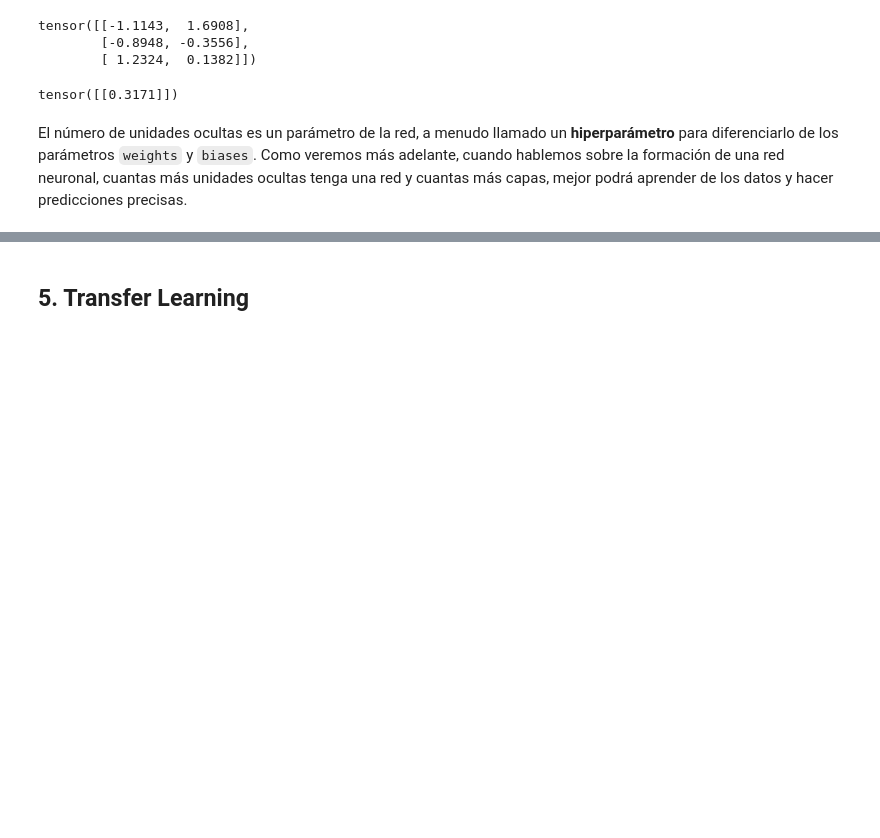
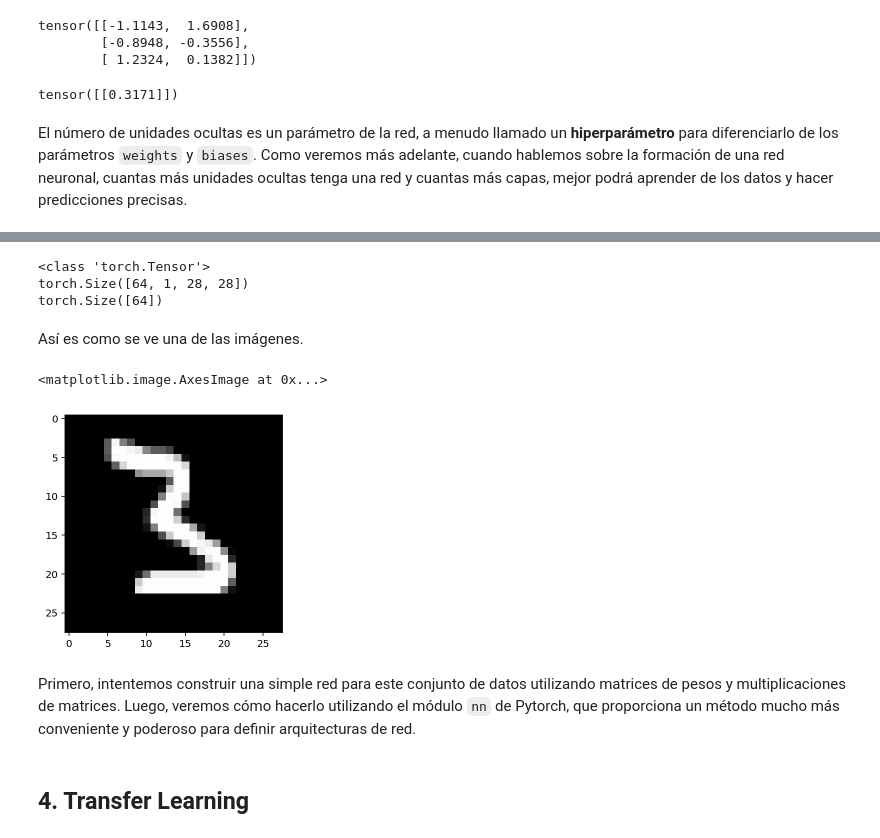
Before and after one commit to mlaricobar/Deep-Learning-Course, a Jupyter notebook: NOT01_Introducción_a_Pytorch.ipynb, the cells around one changed output, grey strips where cells are left out. Saved outputs shown, nothing was run; the diff lists cells and outputs as text; code cells hidden in the pictures; blank space fills up the shorter version.

```diff
--- a/NOT01_Introducción_a_Pytorch.ipynb
+++ b/NOT01_Introducción_a_Pytorch.ipynb
@@ -239,0 +306,14 @@ El número de unidades ocultas es un parámetro de la red, a menudo llamado un *
+# %%
+### Ejecutar esta celda
+
+from torchvision import datasets, transforms
+
+# Definamos una variable transform para normalizar los datos
+
+transform = transforms.Compose([transforms.ToTensor(),
+                               transforms.Normalize((0.5,), (0.5, ))
+                               ])
+
+# Descargar y cargar los datos de entrenamiento
+trainset = datasets.MNIST('~/.pytorch/MNIST_data/', download=True, train=True, transform=transform)
+trainloader = torch.utils.data.DataLoader(trainset, batch_size=64, shuffle=True)
@@ -240,2 +340,22 @@ El número de unidades ocultas es un parámetro de la red, a menudo llamado un *
+# %%
+dataiter = iter(trainloader)
+images, labels = dataiter.next()
+
+print(type(images))
+print(images.shape)
+print(labels.shape)
+# %% [output]
+<class 'torch.Tensor'>
+torch.Size([64, 1, 28, 28])
+torch.Size([64])
+# %% [markdown]
+Así es como se ve una de las imágenes.
+# %%
+plt.imshow(images[1].numpy().squeeze(), cmap='Greys_r')
+# %% [output]
+<matplotlib.image.AxesImage at 0x...>
+[figure, added]
+# %% [markdown]
+Primero, intentemos construir una simple red para este conjunto de datos utilizando matrices de pesos y multiplicaciones de matrices. Luego, veremos cómo hacerlo utilizando el módulo `nn` de Pytorch, que proporciona un método mucho más conveniente y poderoso para definir arquitecturas de red.
 # %% [markdown]
-## 5. Transfer Learning
+## 4. Transfer Learning
```
Also changed, not shown: parts of 15 cells of this notebook.
